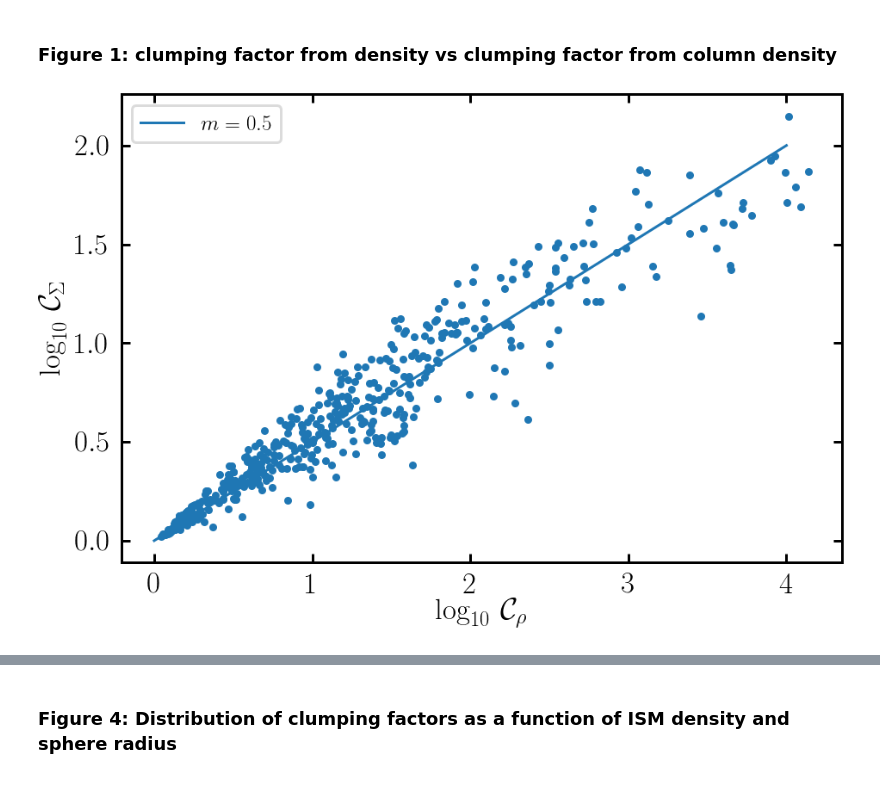
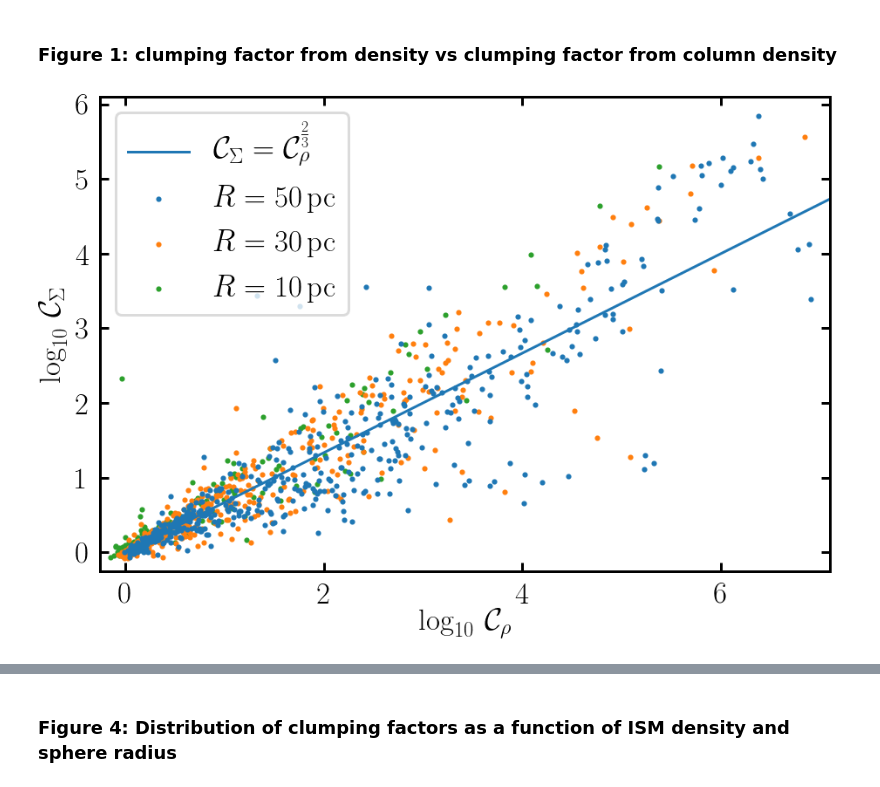
Before and after one commit to TobiBu/ISM_subgrid_clumping, a Jupyter notebook: ISM_subgrid_clumping.ipynb, the cells around one changed output, grey strips where cells are left out. Drawn from its saved outputs; the diff is of its cells as text; code cells hidden in the pictures.

```diff
--- a/ISM_subgrid_clumping.ipynb
+++ b/ISM_subgrid_clumping.ipynb
@@ -272,20 +257,0 @@ plt.savefig("./plots/width.pdf", bbox_inches='tight')
-# %%
-# right panel of Fig. 3
-C = [1.01,1.5,3.,5.,10.,30.,100.,1000.,10000.]
-logC = np.log10(C)
-colors = plt.cm.hot(logC/logC[-1])#np.linspace(0,1,len(C)+3))
-dens = np.linspace(-3.8,0.5,500)
-
-plt.figure(figsize=(15,10))
-th = 1e17
-rad = 20
-
-for i in range(len(C)-1):
-    plt.plot(dens,volume_errf(10**dens,rad,C[i],th),color=colors[i], label=C[i])
-
-plt.xlim(-3.8,0.1)
-plt.legend(title="clumping factor",title_fontsize=30,fontsize=30)
-plt.ylabel(r"$ P\left(\Sigma\geq\delta\right)$")#\,
-plt.xlabel(r"$\log_{10}\left(\left<\rho\right>_V/\rm{cm}{^{-3}}\right)$")
-plt.title(r"$\rm{covering\, fraction\, at\, \delta=10^{17}\rm{cm}^{-2}\, and\, R=%s\rm{pc}}$"%rad, fontsize=35)
-plt.savefig("./plots/cov_frac.pdf", bbox_inches='tight')
@@ -296,16 +260,17 @@ plt.savefig("./plots/cov_frac.pdf", bbox_inches='tight')
 # %% [markdown]
 ### Figure 1: clumping factor from density vs clumping factor from column density
 # %%
-# Fig. 1: clumping factor from density vs clumping factor from column density for R=50 pc
+# Fig. 1: clumping factor from density vs clumping factor from column density for different radii
 
 plt.figure(figsize=(15,10))
 
 # radius of the sphere in pc
-rad = 50
-
+rad = [50,30,10] #[10,20,30,40,50]
+order = [-1,-2,-13]
 density = []
 
-for name in ['./data/data_cellprop_500_nside4_1pc_R50_6000']:
+for j,name in enumerate(['./data/data_cellprop_500_nside4_1pc_R50_6000',
+        './data/data_cellprop_500_nside4_1pc_R30_6000','./data/data_cellprop_500_nside4_1pc_R10_6000']):
 
     data = get_data(name)
     cell_masses = data[4]
@@ -320,7 +285,7 @@ for name in ['./data/data_cellprop_500_nside4_1pc_R50_6000']:
     pc = 3.085e18
 
     nside = 4
-    A = 4 * np.pi * (rad*pc)**2
+    A = 4 * np.pi * (rad[j]*pc)**2
 
     #area of a pixel in cm^2
     A_cm = A/hp.nside2npix(nside)
@@ -330,37 +295,50 @@ for name in ['./data/data_cellprop_500_nside4_1pc_R50_6000']:
     cf0 = []
     cf1 = []
     d = cell_masses/cell_volumes
     v = cell_volumes
 
     for i in range(500):
+        mean = np.mean(d[i])
+        median = np.median(d[i])
+        cf0.append(mean/median)
+
+    clump = np.asarray(cf0)
+    log_clump = np.log10(np.exp(2*np.log(clump))) # factor 2 comes in because we use mean and median to calculate
+                                    #the clumping factor. See explanantion to Eq. 10 in Buck et al. 2021b
+
+    for i in range(500):
         numer = np.sum(d[i]**2*v[i])/np.sum(v[i])
         denom = (np.sum(d[i]*v[i])/np.sum(v[i]))**2
         cf1.append(numer/denom)
 
     density.extend(den)
     cf2 = []
     col_den = col_den.reshape(len(den),hp.nside2npix(nside))
 
     mean = np.mean(col_den,axis=1)
     median = np.median(col_den,axis=1)
-    cf2 = (mean/median_mp)
+    cf2 = np.log10(np.exp(2*np.log(mean/median)))
 
+    cf3 = []
     #particles per cm^2
     b = col_den/(A_cm*p_mass)
     cov = []
     for i in range(len(col_den)):
         numer = np.sum(b[i]**2)/np.sum(192)
         denom = (np.sum(b[i])/np.sum(192))**2
-        cf0.append(numer/denom)
+        cf3.append(numer/denom)
 
-c = plt.scatter(np.log10(cf1),np.log10(cf0))
+    c = plt.scatter(log_clump,cf2, zorder=order[j], s=10, label=r"$R=%i\,\rm{pc}$"%rad[j])
 
-plt.plot([0,4],[0,2],zorder=-1, label=r'$m=0.5$')
+#plt.plot([0,8],[0,4],zorder=-1, label=r'$\mathcal{C}_\Sigma=\sqrt{\mathcal{C}_\rho}$')
+plt.plot([0,8],[0,16/3.],zorder=-1, label=r'$\mathcal{C}_\Sigma=\mathcal{C}_\rho^{\frac{2}{3}}$')
 
-plt.legend(loc=2, fontsize=25)
+plt.xlim(-0.25,7.1)
+plt.ylim(-0.25,6.1)
+plt.legend(loc=2, fontsize=35)
 plt.xlabel(r'$\log_{10}\,\mathcal{C}_\rho$')
 plt.ylabel(r'$\log_{10}\,\mathcal{C}_\Sigma$')
 
-plt.savefig("./plots/c_vs_c.pdf", bbox_inches='tight')
+plt.savefig("./plots/c_vs_c_all.pdf", bbox_inches='tight')
 # %% [output]
-[figure, old version]
+[figure, new version]
```
Also changed, not shown: parts of 16 cells of this notebook, 11 other files.
